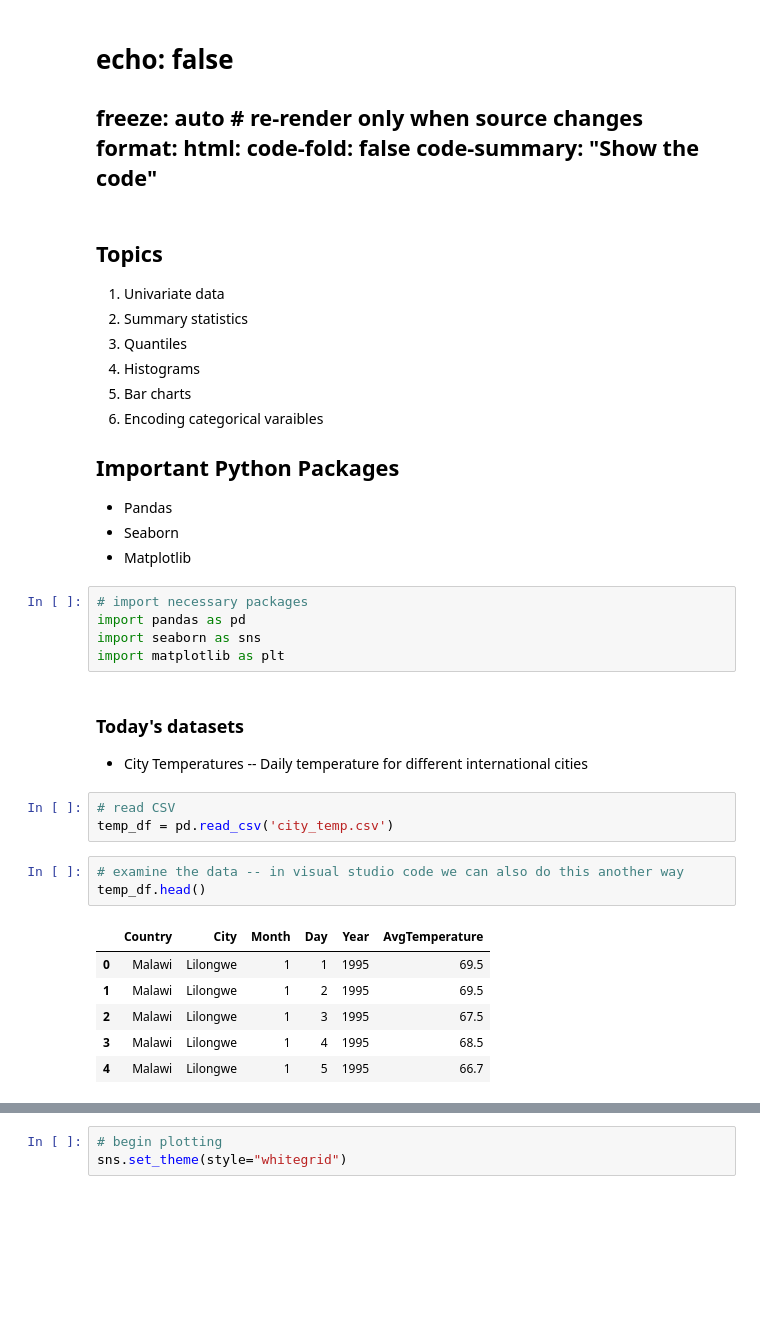
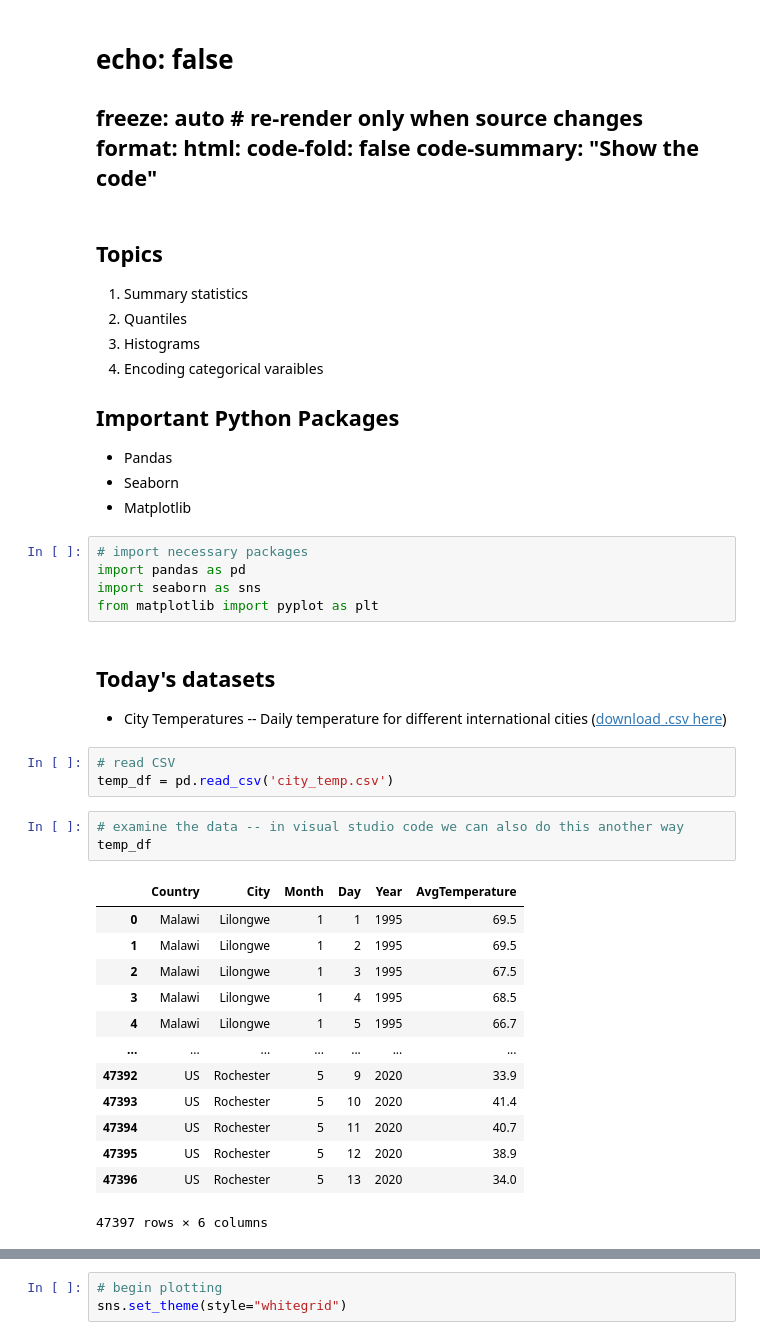
Before and after one commit to ErezFeuer/data-science, a Jupyter notebook: tirgul/tirgul_2/tirgul_2.ipynb, the cells around one changed output, grey strips where cells are left out. Drawn from its saved outputs; the diff is of its cells as text; blank space fills up the shorter version.

```diff
--- a/tirgul/tirgul_2/tirgul_2.ipynb
+++ b/tirgul/tirgul_2/tirgul_2.ipynb
@@ -12,12 +12,10 @@ format:
 # %% [markdown]
 ## Topics
 
-1. Univariate data
-2. Summary statistics
-3. Quantiles
-4. Histograms
-5. Bar charts
-6. Encoding categorical varaibles
+1. Summary statistics
+1. Quantiles
+1. Histograms
+1. Encoding categorical varaibles
 
 ## Important Python Packages
 * Pandas
@@ -27,23 +25,30 @@ format:
 # import necessary packages
 import pandas as pd
 import seaborn as sns
-import matplotlib as plt
+from matplotlib import pyplot as plt
 # %% [markdown]
-### Today's datasets
+## Today's datasets
 
-* City Temperatures -- Daily temperature for different international cities
+* City Temperatures -- Daily temperature for different international cities (<a href="city_temp.csv" download>download .csv here</a>)
 # %%
 # read CSV
 temp_df = pd.read_csv('city_temp.csv')
 # %%
 # examine the data -- in visual studio code we can also do this another way
-temp_df.head()
+temp_df
 # %% [output]
 |  | Country | City | Month | Day | Year | AvgTemperature |
 | 0 | Malawi | Lilongwe | 1 | 1 | 1995 | 69.5 |
 | 1 | Malawi | Lilongwe | 1 | 2 | 1995 | 69.5 |
 | 2 | Malawi | Lilongwe | 1 | 3 | 1995 | 67.5 |
 | 3 | Malawi | Lilongwe | 1 | 4 | 1995 | 68.5 |
 | 4 | Malawi | Lilongwe | 1 | 5 | 1995 | 66.7 |
+| ... | ... | ... | ... | ... | ... | ... |
+| 47392 | US | Rochester | 5 | 9 | 2020 | 33.9 |
+| 47393 | US | Rochester | 5 | 10 | 2020 | 41.4 |
+| 47394 | US | Rochester | 5 | 11 | 2020 | 40.7 |
+| 47395 | US | Rochester | 5 | 12 | 2020 | 38.9 |
+| 47396 | US | Rochester | 5 | 13 | 2020 | 34.0 |
+47397 rows × 6 columns
 # %%
 # which cities do we have data for
```
Also changed, not shown: parts of 51 cells of this notebook, 15 other files.
